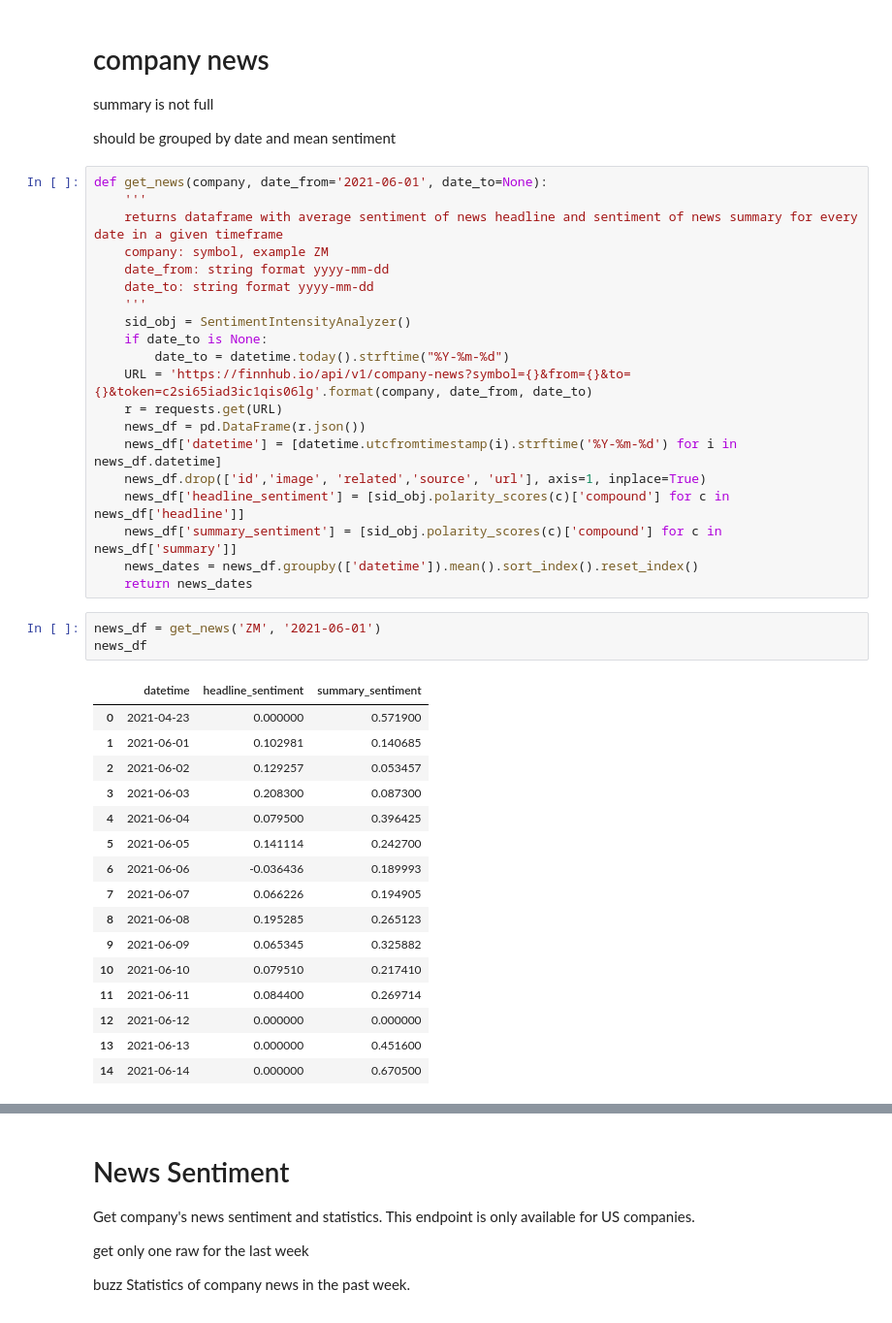
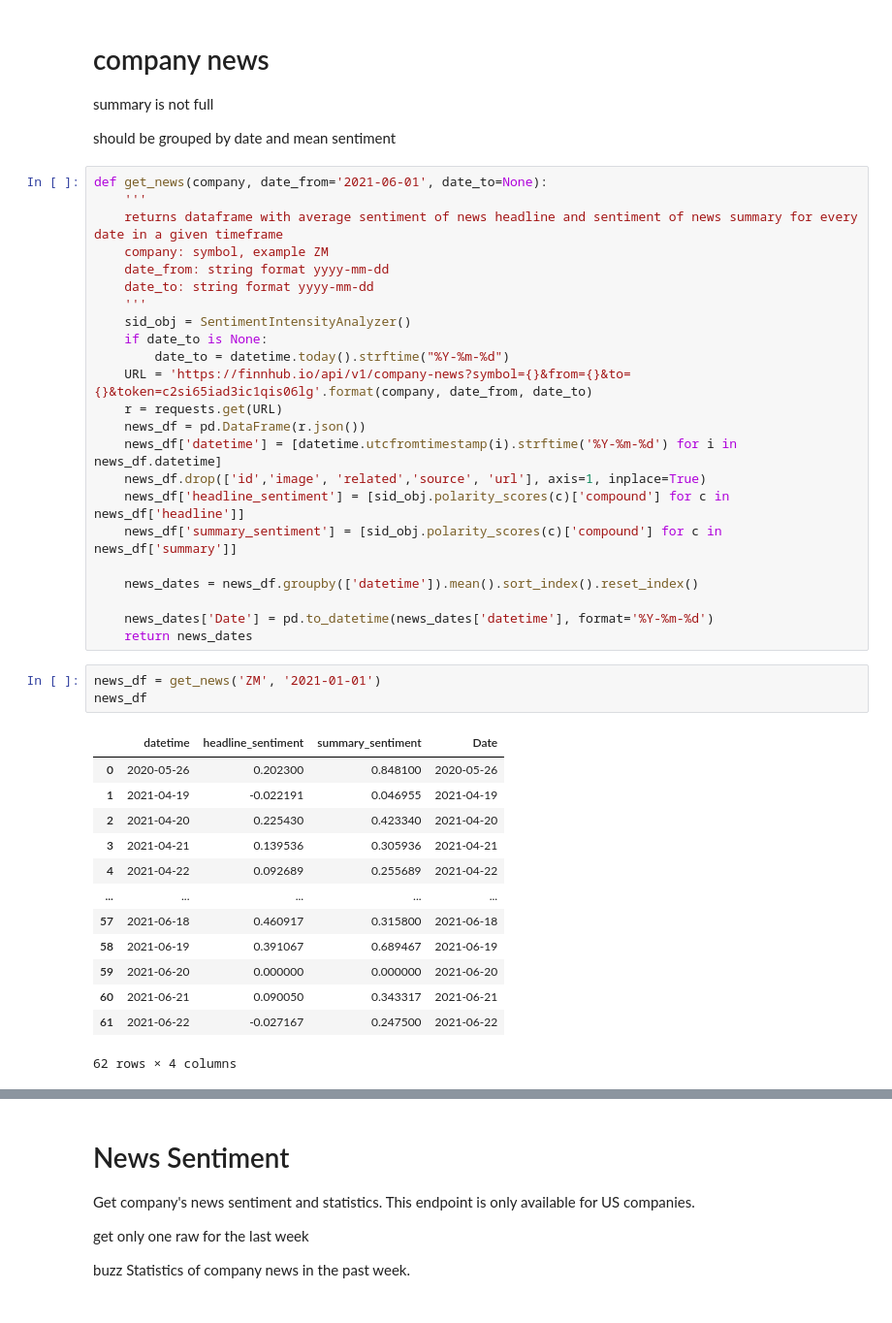
Before and after one commit to Louisaebert/Stock_Prediction, a Jupyter notebook: news_sentiment.ipynb, the cells around one changed output, grey strips where cells are left out. Shown at 97% size. Saved outputs shown, nothing was run; the diff lists cells and outputs as text.

```diff
--- a/news_sentiment.ipynb
+++ b/news_sentiment.ipynb
@@ -31,25 +48,25 @@ def get_news(company, date_from='2021-06-01', date_to=None):
     news_df.drop(['id','image', 'related','source', 'url'], axis=1, inplace=True)
     news_df['headline_sentiment'] = [sid_obj.polarity_scores(c)['compound'] for c in news_df['headline']]
     news_df['summary_sentiment'] = [sid_obj.polarity_scores(c)['compound'] for c in news_df['summary']]
+
     news_dates = news_df.groupby(['datetime']).mean().sort_index().reset_index()
+
+    news_dates['Date'] = pd.to_datetime(news_dates['datetime'], format='%Y-%m-%d')
     return news_dates
 # %%
-news_df = get_news('ZM', '2021-06-01')
+news_df = get_news('ZM', '2021-01-01')
 news_df
 # %% [output]
-|  | datetime | headline_sentiment | summary_sentiment |
-| 0 | 2021-04-23 | 0.000000 | 0.571900 |
-| 1 | 2021-06-01 | 0.102981 | 0.140685 |
-| 2 | 2021-06-02 | 0.129257 | 0.053457 |
-| 3 | 2021-06-03 | 0.208300 | 0.087300 |
-| 4 | 2021-06-04 | 0.079500 | 0.396425 |
-| 5 | 2021-06-05 | 0.141114 | 0.242700 |
-| 6 | 2021-06-06 | -0.036436 | 0.189993 |
-| 7 | 2021-06-07 | 0.066226 | 0.194905 |
-| 8 | 2021-06-08 | 0.195285 | 0.265123 |
-| 9 | 2021-06-09 | 0.065345 | 0.325882 |
-| 10 | 2021-06-10 | 0.079510 | 0.217410 |
-| 11 | 2021-06-11 | 0.084400 | 0.269714 |
-| 12 | 2021-06-12 | 0.000000 | 0.000000 |
-| 13 | 2021-06-13 | 0.000000 | 0.451600 |
-| 14 | 2021-06-14 | 0.000000 | 0.670500 |
+|  | datetime | headline_sentiment | summary_sentiment | Date |
+| 0 | 2020-05-26 | 0.202300 | 0.848100 | 2020-05-26 |
+| 1 | 2021-04-19 | -0.022191 | 0.046955 | 2021-04-19 |
+| 2 | 2021-04-20 | 0.225430 | 0.423340 | 2021-04-20 |
+| 3 | 2021-04-21 | 0.139536 | 0.305936 | 2021-04-21 |
+| 4 | 2021-04-22 | 0.092689 | 0.255689 | 2021-04-22 |
+| ... | ... | ... | ... | ... |
+| 57 | 2021-06-18 | 0.460917 | 0.315800 | 2021-06-18 |
+| 58 | 2021-06-19 | 0.391067 | 0.689467 | 2021-06-19 |
+| 59 | 2021-06-20 | 0.000000 | 0.000000 | 2021-06-20 |
+| 60 | 2021-06-21 | 0.090050 | 0.343317 | 2021-06-21 |
+| 61 | 2021-06-22 | -0.027167 | 0.247500 | 2021-06-22 |
+62 rows × 4 columns
```
Also changed, not shown: parts of 12 cells of this notebook.
